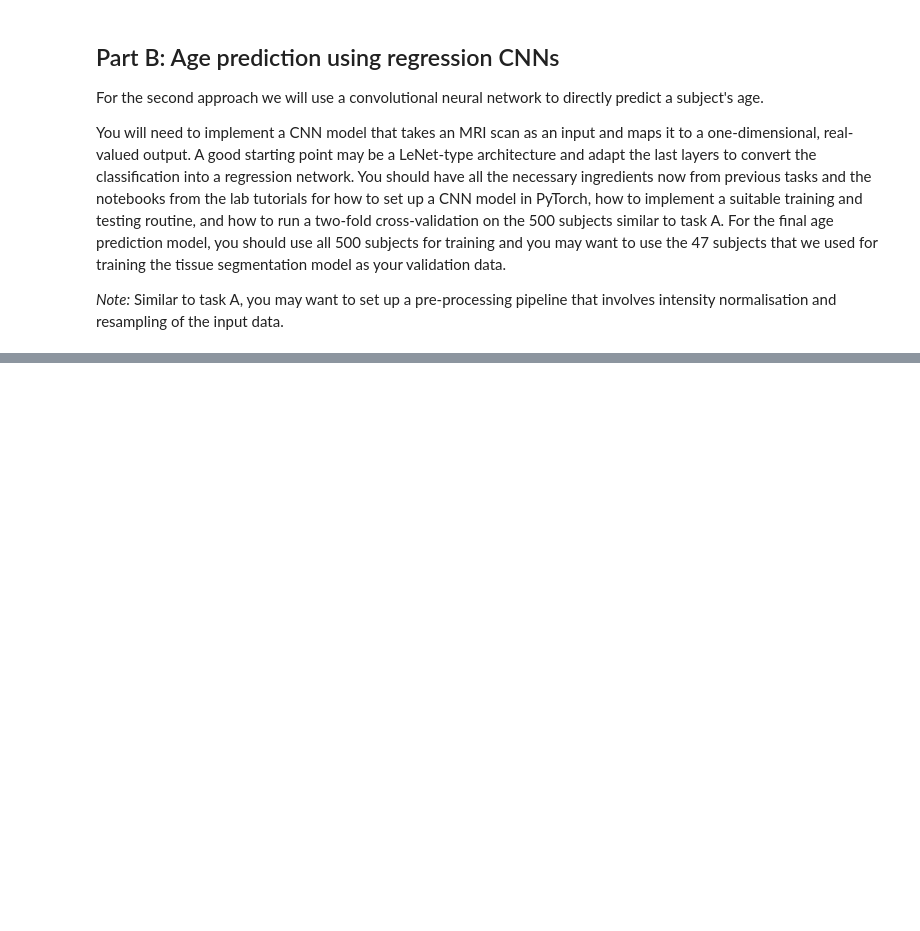
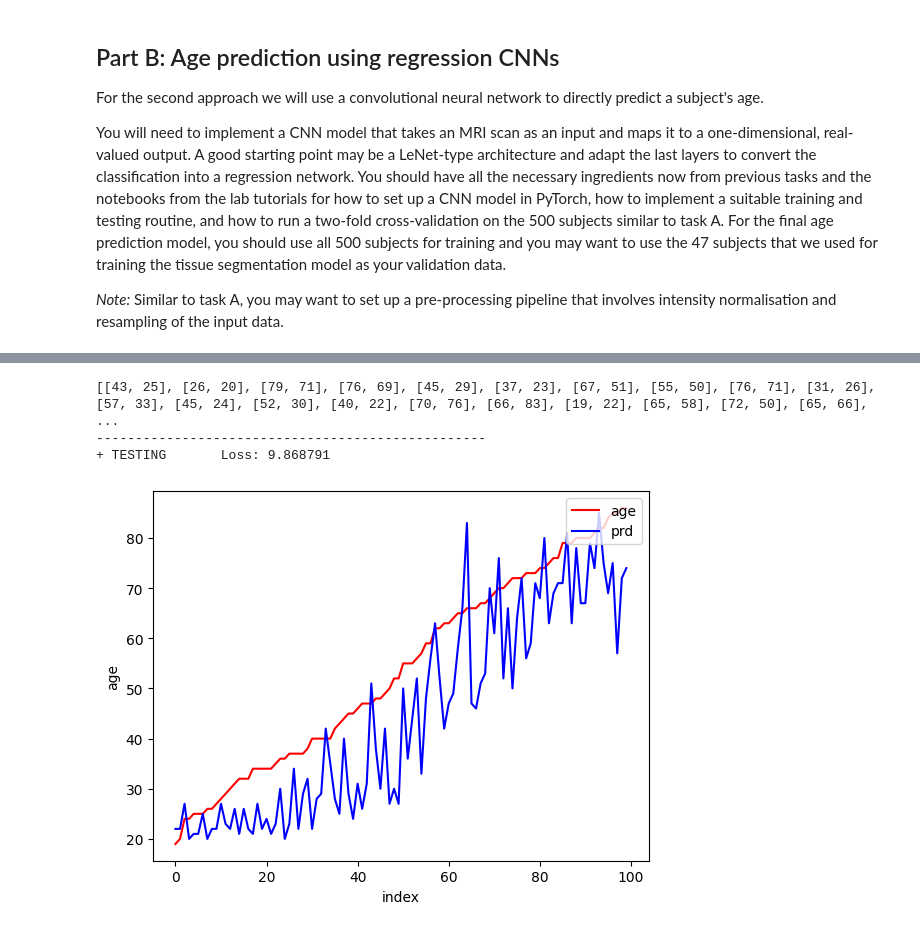
Before and after one commit to cuiyeshuai/ML-for-Imaging-CW, a Jupyter notebook: CW-Brain-Age-Regression.ipynb, the cells around one changed output, grey strips where cells are left out. Cells and saved outputs as stored; diff of their text form; code cells hidden in the pictures; blank space fills up the shorter version.

```diff
--- a/CW-Brain-Age-Regression.ipynb
+++ b/CW-Brain-Age-Regression.ipynb
@@ -1123,0 +1452,5 @@ dataloader_val = torch.utils.data.DataLoader(dataset_val, batch_size=1, shuffle=
+# %%
+dataloader_train = torch.utils.data.DataLoader(dataset_train, batch_size=batch_size, shuffle=True)
+dataloader_val = torch.utils.data.DataLoader(dataset_val, batch_size=1, shuffle=False)
+dataloader_test = torch.utils.data.DataLoader(dataset_test, batch_size=1, shuffle=False)
+print(len(ids_reg_train), len(ids_reg_val), len(ids_reg_test))
@@ -1123,0 +1570,32 @@ dataloader_val = torch.utils.data.DataLoader(dataset_val, batch_size=1, shuffle=
+# %%
+model.eval()
+loss_test = 0
+size = 0
+res = []
+with torch.no_grad():
+    for data_sample in dataloader_test:
+        img, age = data_sample['img'].to(device), data_sample['age'].to(device)
+        prd = model(img)
+        loss_test += F.l1_loss(prd, age, reduction='mean').item()
+        res.append([age.item(), int(prd.item())])
+        size += 1
+loss_test /= size
+print(res)
+# plot a graph of res, two line for age and prd, x axis is the index of the data
+res.sort(key=lambda x: x[0])
+ages = [i[0] for i in res]
+prds = [i[1] for i in res]
+plt.plot(range(len(ages)), ages, c='r', label='age')
+plt.plot(range(len(prds)), prds, c='b', label='prd')
+plt.legend(loc='upper right')
+plt.xlabel('index')
+plt.ylabel('age')
+
+
+print('--------------------------------------------------')
+print('+ TESTING \tLoss: {:.6f}'.format(loss_test))
+# %% [output]
+[[43, 25], [26, 20], [79, 71], [76, 69], [45, 29], [37, 23], [67, 51], [55, 50], [76, 71], [31, 26], [57, 33], [45, 24], [52, 30], [40, 22], [70, 76], [66, 83], [19, 22], [65, 58], [72, 50], [65, 66], ...
+--------------------------------------------------
++ TESTING       Loss: 9.868791
+[figure, added]
```
Also changed, not shown: parts of 16 cells of this notebook.
